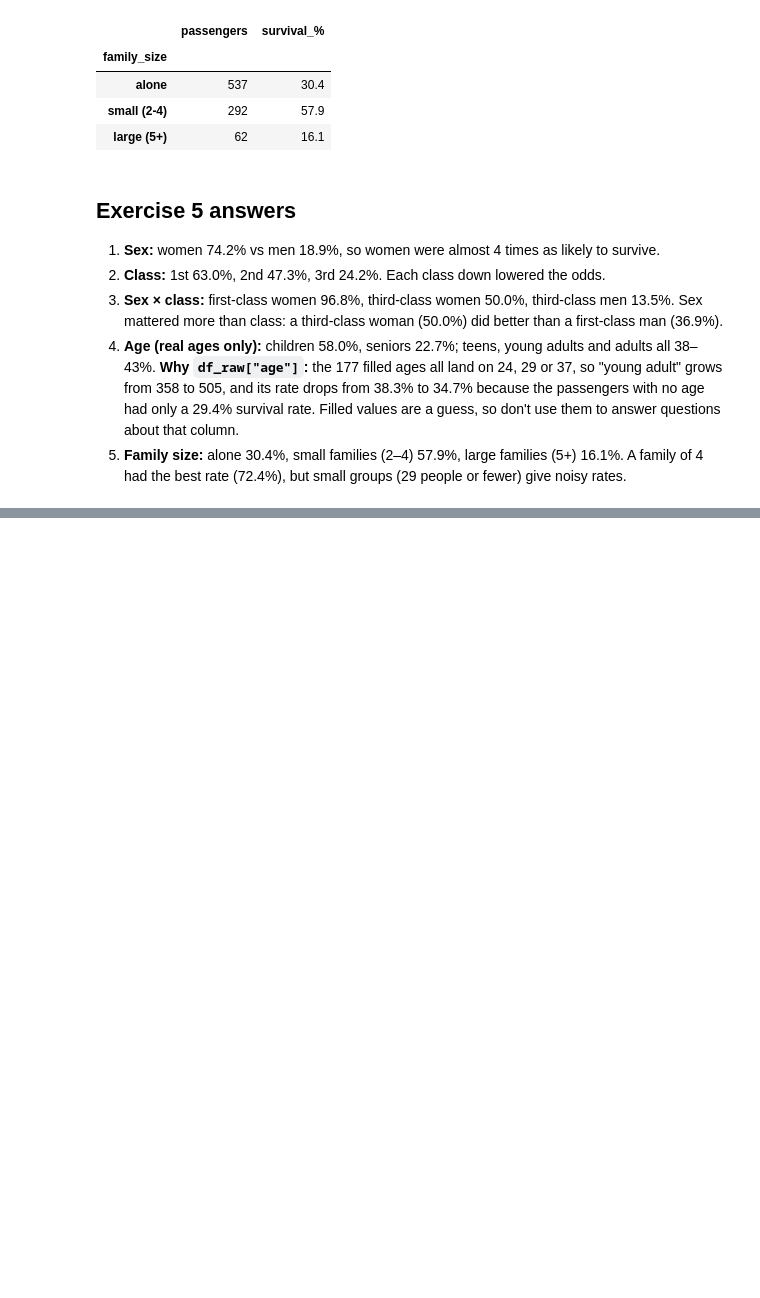
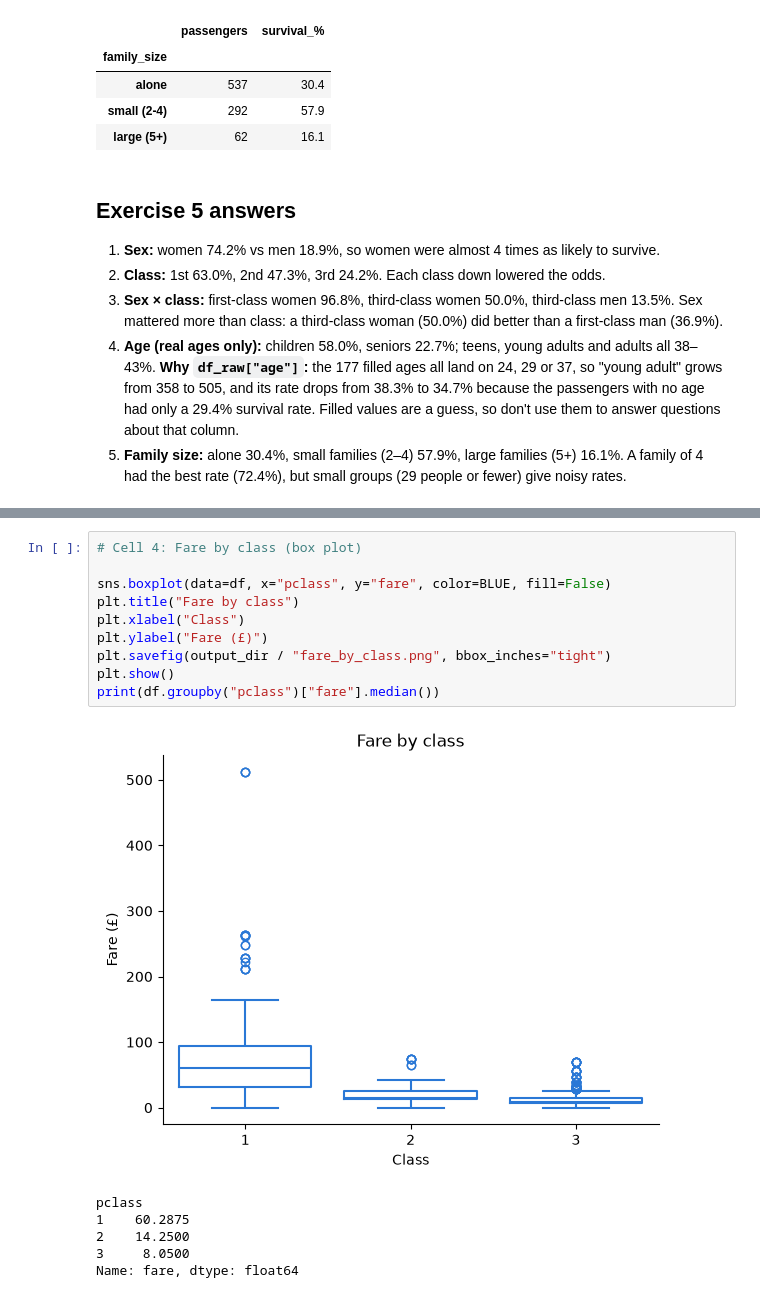
Before and after one commit to adam-c4d/pythonllm-practise, a Jupyter notebook: 02_data/titanic_eda.ipynb, the cells around one changed output, grey strips where cells are left out. Drawn from its saved outputs; the diff is of its cells as text; blank space fills up the shorter version.

```diff
--- a/02_data/titanic_eda.ipynb
+++ b/02_data/titanic_eda.ipynb
@@ -453,0 +492,17 @@ survival_by(family_type)
+# %%
+# Cell 4: Fare by class (box plot)
+
+sns.boxplot(data=df, x="pclass", y="fare", color=BLUE, fill=False)
+plt.title("Fare by class")
+plt.xlabel("Class")
+plt.ylabel("Fare (£)")
+plt.savefig(output_dir / "fare_by_class.png", bbox_inches="tight")
+plt.show()
+print(df.groupby("pclass")["fare"].median())
+# %% [output]
+[figure, added]
+pclass
+1    60.2875
+2    14.2500
+3     8.0500
+Name: fare, dtype: float64
```
Also changed, not shown: parts of 8 cells of this notebook, 2 other files.
